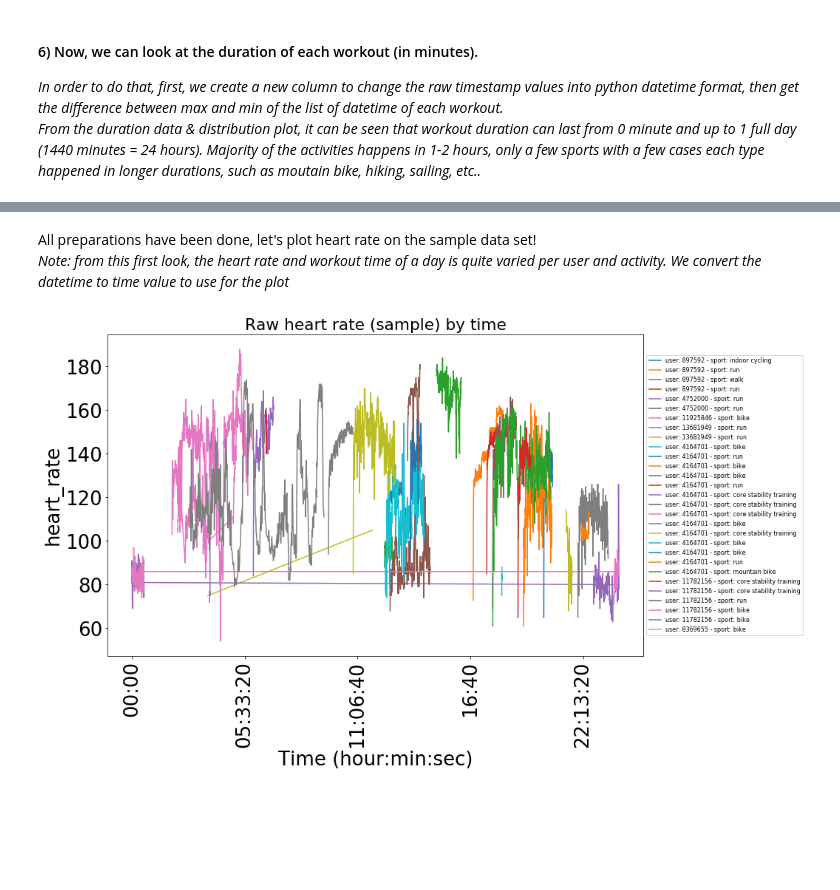
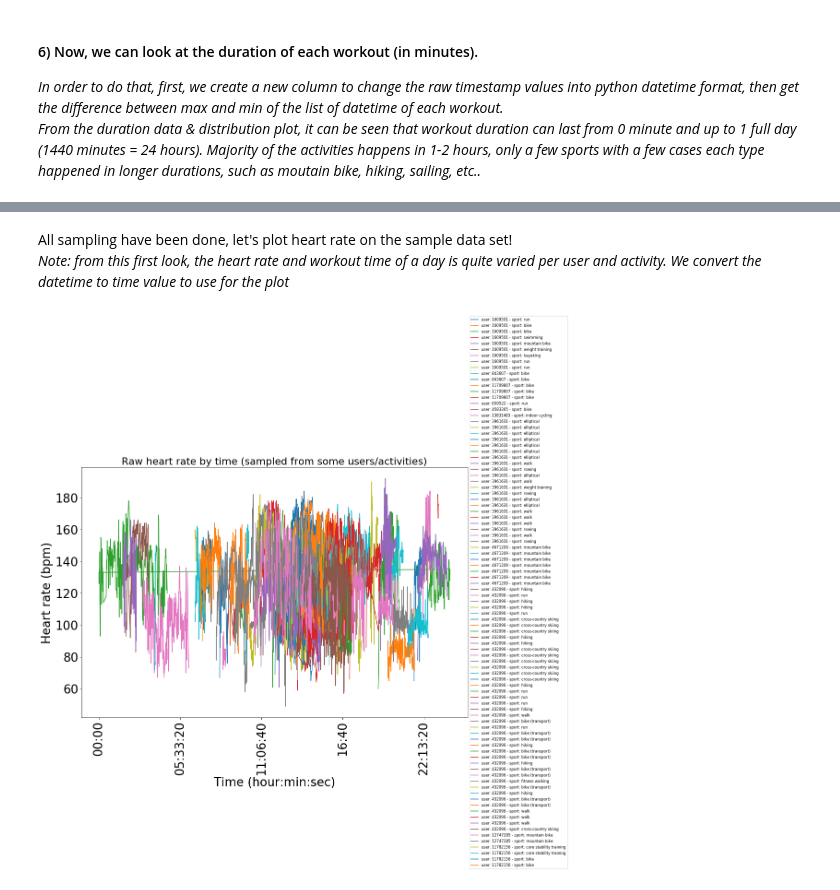
Before and after one commit to TuanTTranCS/concordia-bigdata-project, a Jupyter notebook: BigData_Project_Explore.ipynb, the cells around one changed output, grey strips where cells are left out. Drawn from its saved outputs; the diff is of its cells as text; code cells hidden in the pictures; blank space fills up the shorter version.

```diff
--- a/BigData_Project_Explore.ipynb
+++ b/BigData_Project_Explore.ipynb
@@ -147,7 +145,7 @@ activities_by_gender_sum = activities_by_gender.set_index(['sport','gender']).un
 activities_by_gender_sum
 print('\nSummarized activity participation by percentage of gender (Double click on image to view larger version):')
 fig = plt.figure(figsize=(27, 32))
-grid_size = (1,1)
+grid_size = (1,1);
 
 ax = plt.subplot2grid(grid_size, (0,0), colspan=1, rowspan=1)
 
@@ -156,14 +154,14 @@ ax = plt.subplot2grid(grid_size, (0,0), colspan=1, rowspan=1)
 # source2: https://towardsdatascience.com/a-guide-to-pandas-and-matplotlib-for-data-exploration-56fad95f951c
 plot = activities_by_gender.groupby(['sport', 'gender']).agg(np.mean).groupby(level=0).apply(
     lambda x: 100 * x / x.sum()).unstack().plot(kind='barh', stacked=True, width=1
-                , edgecolor='black', ax=ax, title='List of all activities by gender')
-a= plt.ylabel('Sport (Activity)')
-b= plt.xlabel('Participation percentage by gender')
-c= plt.legend(sorted(activities_by_gender['gender'].unique()), loc='center left', bbox_to_anchor=(1.0, 0.5))
-plt.rcParams.update({'font.size': 26})
+                , edgecolor='black', ax=ax, title='List of all activities by gender');
+a = plt.ylabel('Sport (Activity)');
+b = plt.xlabel('Participation percentage by gender');
+c = plt.legend(sorted(activities_by_gender['gender'].unique()), loc='center left', bbox_to_anchor=(1.0, 0.5));
+d = plt.rcParams.update({'font.size': 26});
 #plt.axes.xaxis.labelpad = 10
 ax = plt.gca()
-f = ax.xaxis.set_major_formatter(mtick.PercentFormatter())
+e = ax.xaxis.set_major_formatter(mtick.PercentFormatter());
 plt.show()
 # %% [output]
 Activity count:
@@ -299,19 +298,28 @@ Plot of distribution of duration per sport type (Double click on image to view l
 # %%
+# Use 2 variable to determine the sampling criteria: maximum users per gender and maximum workouts per sport
+max_users_per_gender, max_workouts_per_sport = 5, 10
+
 # Get unique list of userId and gender, for sampling purpose
 users_genders = df.select('userId', 'gender').distinct().toPandas()
 # Use 'sample' function to pick up to 3 userId per gender from the unique userId list
-random_3_users_per_gender = users_genders.groupby('gender')['userId'].apply(lambda s: s.sample(min(len(s), 3)))
+random_x_users_per_gender = users_genders.groupby('gender')['userId'].apply(
+            lambda s: s.sample(min(len(s), max_users_per_gender))
+)
 
 # Apply filter on the main pyspark dataframe for sampling
-samples_by_gender = df.where(df.userId.isin(list(random_3_users_per_gender)))
+samples_by_gender = df.where(df.userId.isin(list(random_x_users_per_gender)))
 
 # Next, generate the unique activity ids and sport types list from the sampled data set
 workout_sports = samples_by_gender.select('id', 'sport').distinct().toPandas()
 # Use 'sample' function to pick up to 10 activity ids for each kind of sport
-random_10_workouts_per_sport = workout_sports.groupby('sport')['id'].apply(lambda s: s.sample(min(len(s), 10)))
+random_y_workouts_per_sport = workout_sports.groupby('sport')['id'].apply(
+    lambda s: s.sample(min(len(s), max_workouts_per_sport))
+)
 
 # Apply filter to the sampled dataset to continue reduce the number of workouts per activity type
-samples_by_gender_and_sport = samples_by_gender.where(df.id.isin(list(random_10_workouts_per_sport)))
+samples_by_gender_and_sport = samples_by_gender.where(df.id.isin(list(random_y_workouts_per_sport)))
 
 # Collect the sampled data set to Pandas to be used with plot features
 pd_df = samples_by_gender_and_sport.toPandas()
+print('\nSampled data overview:')
+pd_df.describe()
@@ -318,17 +337,18 @@ pd_df = samples_by_gender_and_sport.toPandas()
 # %% [markdown]
-All preparations have been done, let's plot heart rate on the sample data set! <br />
+All sampling have been done, let's plot heart rate on the sample data set! <br />
 *Note: from this first look, the heart rate and workout time of a day is quite varied per user and activity. We convert the datetime to time value to use for the plot*
 # %%
-fig = plt.figure(figsize=(13, 8))
-for index,data_row in pd_df.iterrows():
+fig = plt.figure(figsize=(15, 10))
+pd_df_temp = pd_df
+for index,data_row in pd_df_temp.iterrows():
     data_row['date_time'] = [date_time.time() for date_time in data_row['date_time']]
     label = 'user: ' + str(data_row['userId']) + ' - sport: ' + data_row['sport']
     a= plt.plot(data_row['date_time'], data_row['heart_rate'], label=label)
 
-a = plt.title('Raw heart rate (sample) by time',fontsize='small')
+a = plt.title('Raw heart rate by time (sampled from some users/activities)',fontsize='small')
 b = plt.xticks(rotation='vertical')
 c = plt.legend(loc='center left', bbox_to_anchor=(1.0, 0.5), prop={'size': 8})
-a= plt.ylabel('heart_rate')
+a= plt.ylabel('Heart rate (bpm)')
 b= plt.xlabel('Time (hour:min:sec)')
 # %% [output]
-[figure, old version]
+[figure, new version]
```
Also changed, not shown: parts of 9 cells of this notebook.
